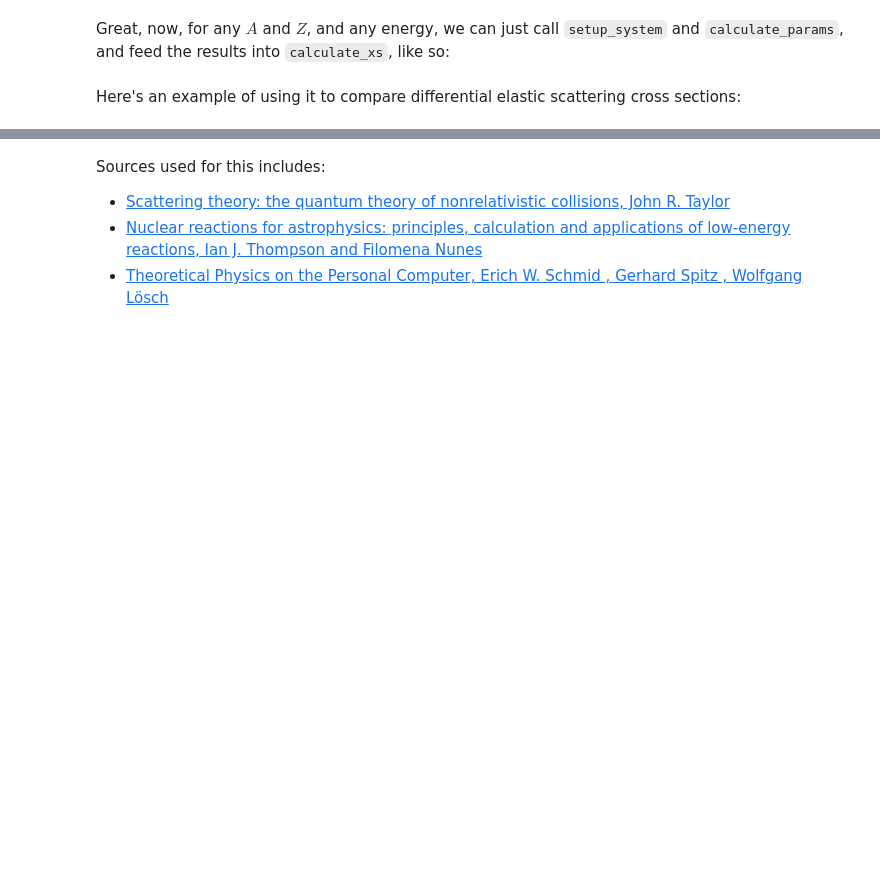
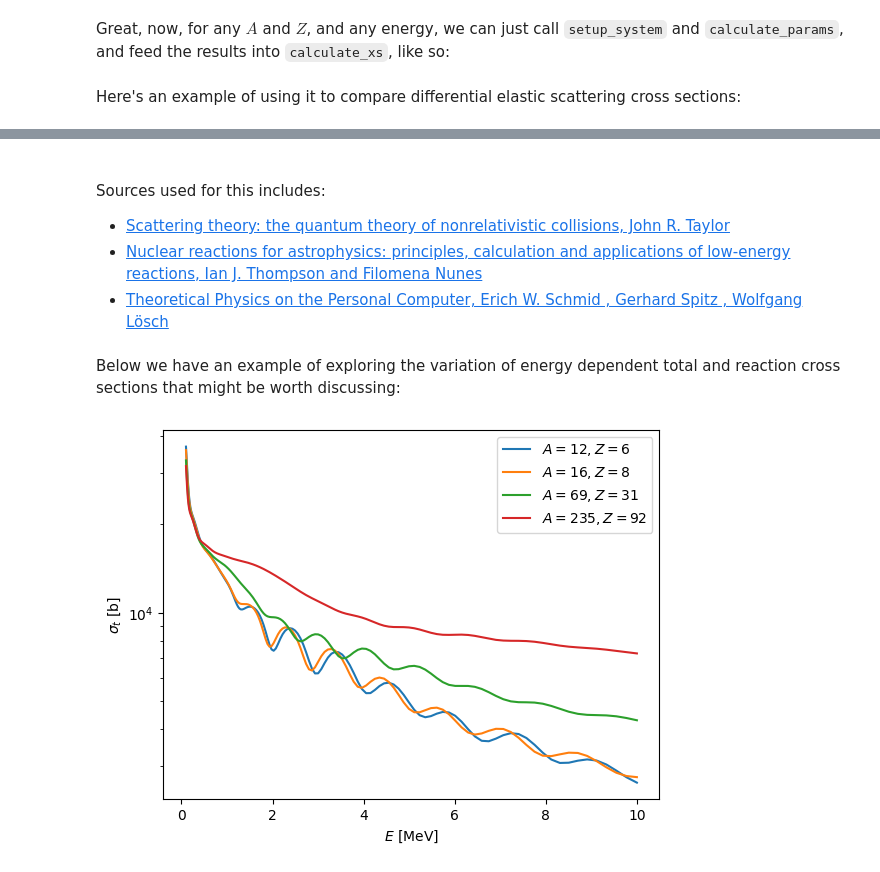
Before and after one commit to beykyle/computational-nuclear-reactions, a Jupyter notebook: 441_EC_numerical_scattering_problems.ipynb, the cells around one changed output, grey strips where cells are left out. Saved outputs shown, nothing was run; the diff lists cells and outputs as text; code cells hidden in the pictures; blank space fills up the shorter version.

```diff
--- a/441_EC_numerical_scattering_problems.ipynb
+++ b/441_EC_numerical_scattering_problems.ipynb
@@ -1188,6 +1227,36 @@ plt.show()
 # %% [markdown]
-
+#
 Sources used for this includes:
 - [Scattering theory: the quantum theory of nonrelativistic collisions, John R. Taylor](https://www.google.com/books/edition/Scattering_Theory/jZEyAwAAQBAJ?hl=en&gbpv=1&dq=%5BBOOK%5D+Scattering+theory:+the+quantum+theory+of+nonrelativistic+collisions+taylor&pg=PP1&printsec=frontcover)
 - [Nuclear reactions for astrophysics: principles, calculation and applications of low-energy reactions, Ian J. Thompson and Filomena Nunes](https://www.google.com/books/edition/Nuclear_Reactions_for_Astrophysics/sXH2BufDFyAC?hl=en&gbpv=1&dq=reactions+for+nuclear+astrophysics+ian+thompson&pg=PR5&printsec=frontcover)
 - [ Theoretical Physics on the Personal Computer, Erich W. Schmid , Gerhard Spitz , Wolfgang Lösch ](https://link.springer.com/book/10.1007/978-3-642-75471-5)
+# %% [markdown]
+Below we have an example of exploring the variation of energy dependent total and reaction cross sections that might be worth discussing:
+# %%
+
+
+grid_size = 200
+egrid = np.logspace(-1, 1, grid_size)
+
+isotopes = [(12, 6), (16, 8), (69, 31), (235,92)]
+
+sigt = np.zeros( (grid_size, len(isotopes)))
+sigrxn = np.zeros( (grid_size, len(isotopes)))
+
+
+for i, (A,Z) in enumerate(isotopes):
+  # run the solver at each energy
+  for j, elab in enumerate(egrid):
+    _, t, rxn, el = calculate_omp_xs(A, Z, elab)
+    sigt[j,i] = t
+    sigrxn[j,i] = rxn
+# %%
+for i, (A,Z) in enumerate(isotopes):
+  plt.plot(egrid, sigt[:,i], label=r"$A = {:d}, Z = {:d}$".format(A, Z))
+plt.xlabel(r"$E$ [MeV]")
+plt.ylabel(r"$\sigma_t$ [b]")
+plt.yscale("log")
+plt.legend()
+plt.show()
+# %% [output]
+[figure, added]
```
Also changed, not shown: parts of 17 cells of this notebook.
